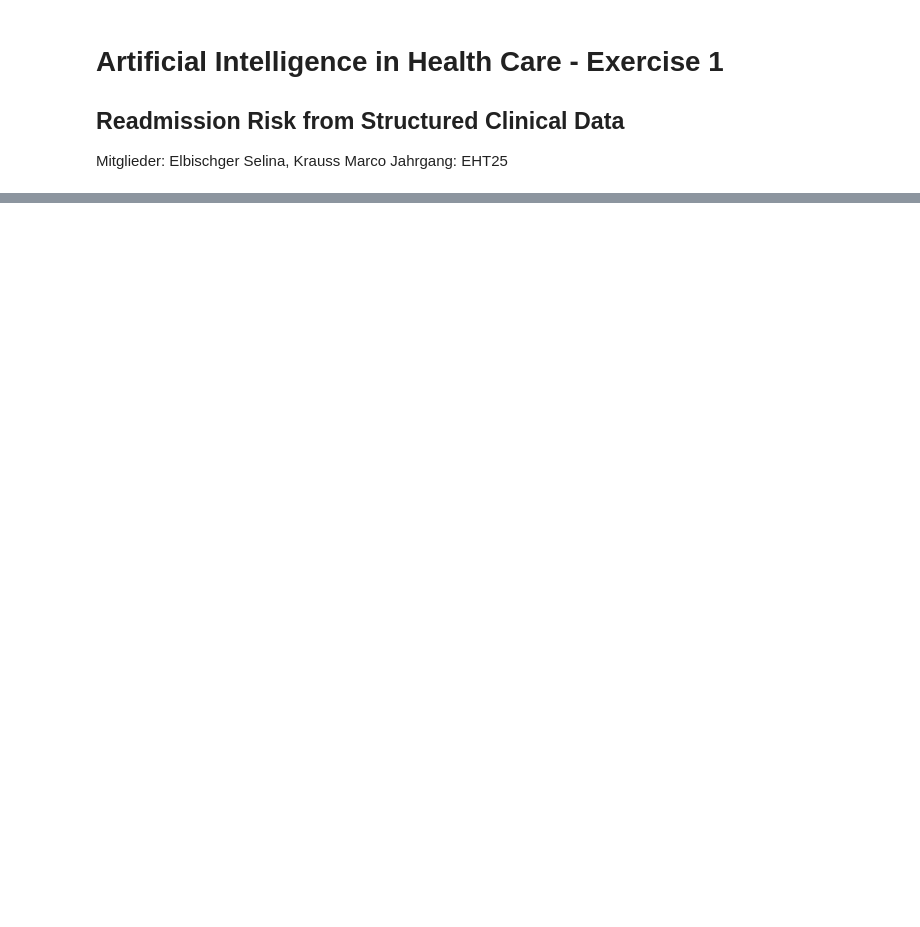
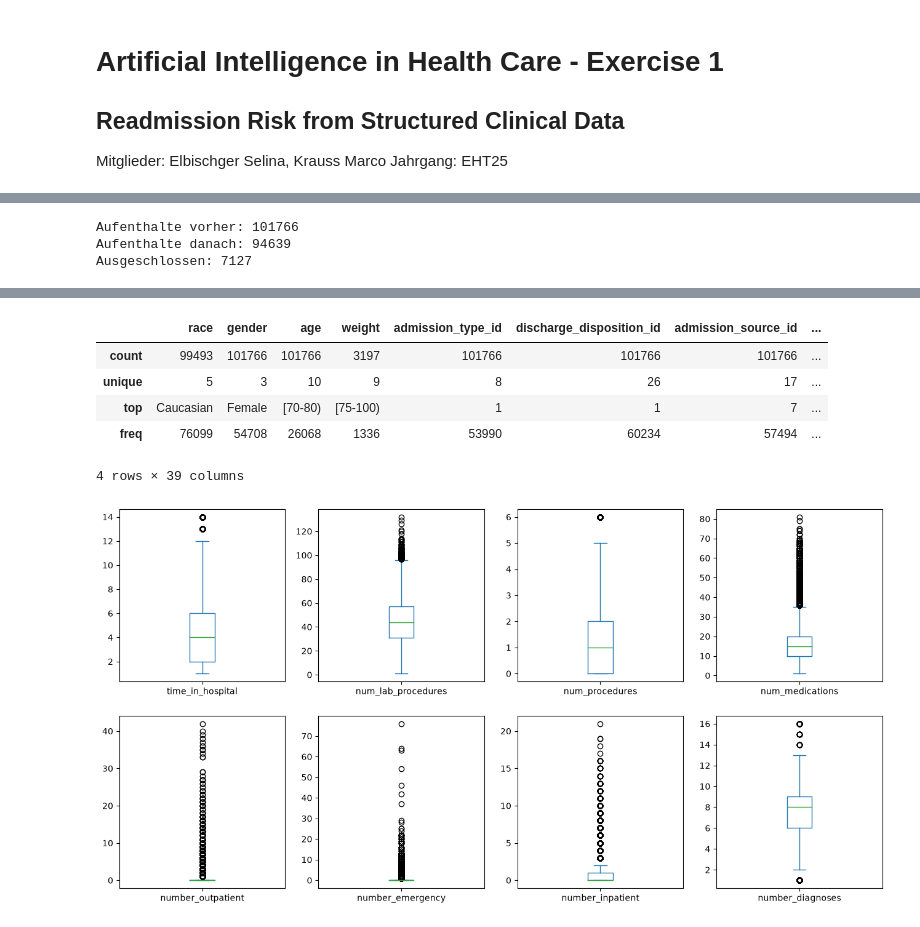
Before and after one commit to Marcinho2107/KIGW, a Jupyter notebook: ue1/ue1_elbischger_krauss.ipynb, the cells around one changed output, grey strips where cells are left out. Saved outputs shown, nothing was run; the diff lists cells and outputs as text; code cells hidden in the pictures; blank space fills up the shorter version.

Commit message:
Add data exploration and missing value analysis

```diff
--- a/ue1/ue1_elbischger_krauss.ipynb
+++ b/ue1/ue1_elbischger_krauss.ipynb
@@ -29,0 +38,13 @@ Das Ziel dieser Übung ist es das Wiederaufnahmerisiko anhand des Diabetes-Daten
+# %%
+# Datenstruktur untersuchen
+# Datensatz importieren
+diabetes_orig = pd.read_csv("diabetic_data.csv", na_values=["?"]) # ? bedeutet fehlende Werte
+
+# Größe des Datensatzes
+print(f"Der Datensatz hat {diabetes_orig.shape[0]} Zeilen und {diabetes_orig.shape[1]} Spalten.")        #101766 Einträge und 50 Spalten
+
+# erste Zeile anzeigen  |  Identifizieren der nummerischen und kategorischen Variablen und der Outcome-Variable
+display(diabetes_orig.head())
+
+# diabetes.info()  #zeigt Spaltennamen, Datentypen und die Anzahl nicht fehlender Einträge
+diabetes_orig.isna().sum()   #Überblick über fehlende werte
@@ -29,0 +82,56 @@ Das Ziel dieser Übung ist es das Wiederaufnahmerisiko anhand des Diabetes-Daten
+# %%
+#Datensatz bereinigen (Ausschlusskriterien)
+ausschluss_id = [    # alle ids der Ausschlusskriterien sammeln
+    11, 19, 20, 21,  # Verstorben
+    9, 12,           # Kein eindeutig abgeschlossener Aufenthalt
+    13, 14,          # Hospiz
+    18, 25, 26       # Entlassungsart unklar
+]
+
+#in den finalen Datensatz nur jene Einträge aufnehmen die nicht in den Ausschlusskriterien vorkommen und die discharge_disposition_id nicht leer ist
+diabetes = diabetes_orig.loc[
+    ~diabetes_orig["discharge_disposition_id"].isin(ausschluss_id) # ~ -> Negation, d.h. alle Einträge mit diesen IDs werden ausgeschlossen
+    & diabetes_orig["discharge_disposition_id"].notna()
+]
+
+#Kontrolle der Klassenverteilung der Outcomevariable
+display(diabetes["readmitted"].value_counts())  #normalize=True -> relative Häufigkeiten anzeigen
+
+#Anzahl der Einträge vor und nach der Bereinigung
+print("Aufenthalte vorher:", len(diabetes_orig))
+print("Aufenthalte danach:", len(diabetes))
+print("Ausgeschlossen:", len(diabetes_orig) - len(diabetes))
+
+#Datensatz in nummerische und kategrosiche Variablen einordnen
+numeric_var = [
+    "time_in_hospital",
+    "num_lab_procedures",
+    "num_procedures",
+    "num_medications",
+    "number_outpatient",
+    "number_emergency",
+    "number_inpatient",
+    "number_diagnoses"
+]
+
+#kategorisch sind nur jene variablen die im diabtes Datensatz sind und nicht in den nummerischen vorkommen oder eines dieser Variablen sind [...]
+categoric_var = [
+    column for column in diabetes_orig.columns
+    if column not in numeric_var
+    + ["encounter_id", "patient_nbr", "readmitted"]     #readmitted ist OUtcome Variable
+]
+
+#Verteilung der nummerischen und kategrosichen Variablen
+display(diabetes_orig[numeric_var].describe())
+
+#Verteilung der nummerischen AVriablen als Boxplot darstellen
+diabetes_orig[numeric_var].plot(
+    kind="box",
+    subplots=True,
+    layout=(2, 4),
+    figsize=(16, 8),
+    sharey=False
+)
+
+display(diabetes_orig[categoric_var].astype("category").describe())
+# %% [output]
@@ -29,0 +143,3 @@ Das Ziel dieser Übung ist es das Wiederaufnahmerisiko anhand des Diabetes-Daten
+Aufenthalte vorher: 101766
+Aufenthalte danach: 94639
+Ausgeschlossen: 7127
@@ -29,0 +155,7 @@ Das Ziel dieser Übung ist es das Wiederaufnahmerisiko anhand des Diabetes-Daten
+|  | race | gender | age | weight | admission_type_id | discharge_disposition_id | admission_source_id | ... |
+| count | 99493 | 101766 | 101766 | 3197 | 101766 | 101766 | 101766 | ... |
+| unique | 5 | 3 | 10 | 9 | 8 | 26 | 17 | ... |
+| top | Caucasian | Female | [70-80) | [75-100) | 1 | 1 | 7 | ... |
+| freq | 76099 | 54708 | 26068 | 1336 | 53990 | 60234 | 57494 | ... |
+4 rows × 39 columns
+[figure, added]
```
Also changed, not shown: parts of 12 cells of this notebook.
